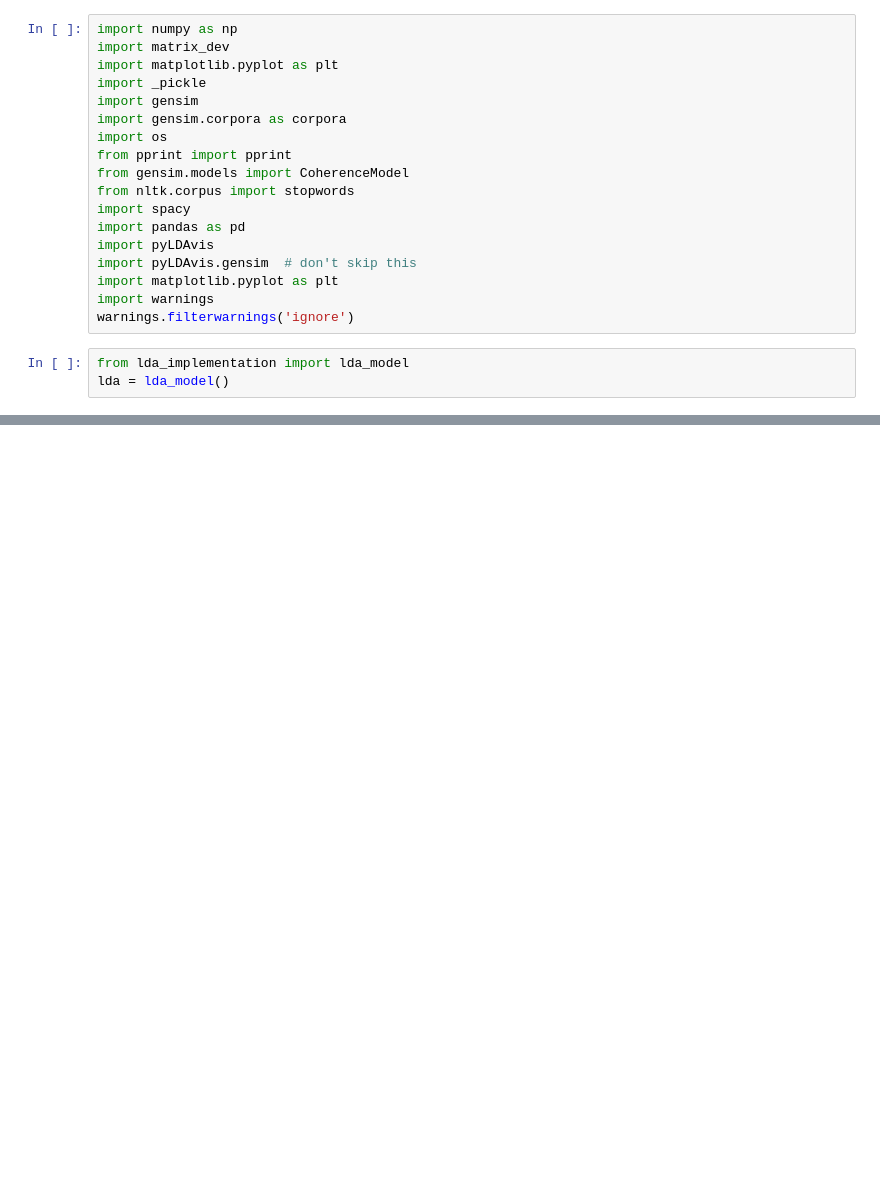
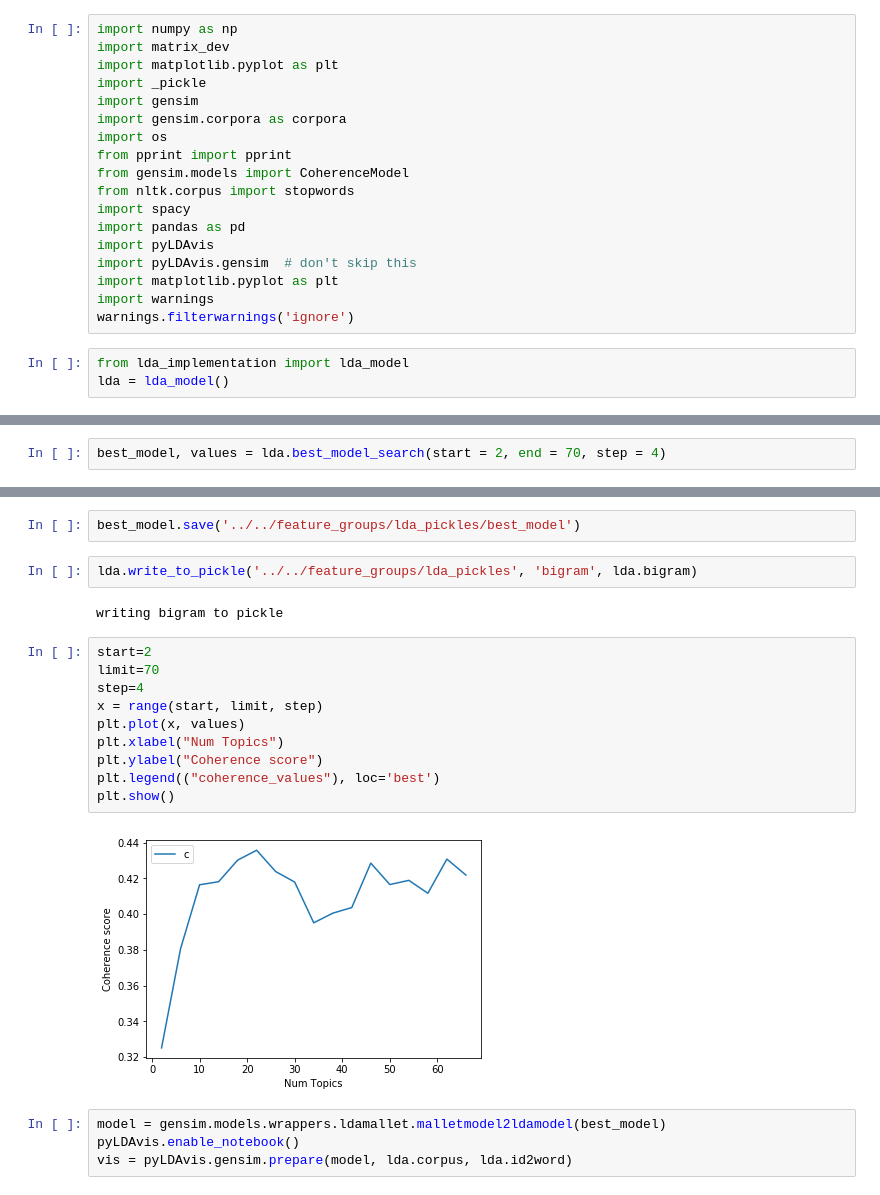
Before and after one commit to vcheruiyot/cs224u-project, a Jupyter notebook: source_files/baseline/lda/lda.ipynb, the cells around one changed output, grey strips where cells are left out. Saved outputs shown, nothing was run; the diff lists cells and outputs as text; blank space fills up the shorter version.

```diff
--- a/source_files/baseline/lda/lda.ipynb
+++ b/source_files/baseline/lda/lda.ipynb
@@ -28,0 +36,2 @@ model = lda.lda_mallet_model(num_topics=70, iterations = 5000)
+# %%
+best_model, values = lda.best_model_search(start = 2, end = 70, step = 4)
@@ -28,0 +56,22 @@ model = lda.lda_mallet_model(num_topics=70, iterations = 5000)
+# %%
+best_model.save('../../feature_groups/lda_pickles/best_model')
+# %%
+lda.write_to_pickle('../../feature_groups/lda_pickles', 'bigram', lda.bigram)
+# %% [output]
+writing bigram to pickle
+# %%
+start=2
+limit=70
+step=4
+x = range(start, limit, step)
+plt.plot(x, values)
+plt.xlabel("Num Topics")
+plt.ylabel("Coherence score")
+plt.legend(("coherence_values"), loc='best')
+plt.show()
+# %% [output]
+[figure, added]
+# %%
+model = gensim.models.wrappers.ldamallet.malletmodel2ldamodel(best_model)
+pyLDAvis.enable_notebook()
+vis = pyLDAvis.gensim.prepare(model, lda.corpus, lda.id2word)
```
Also changed, not shown: parts of 5 cells of this notebook, 5 other files.
